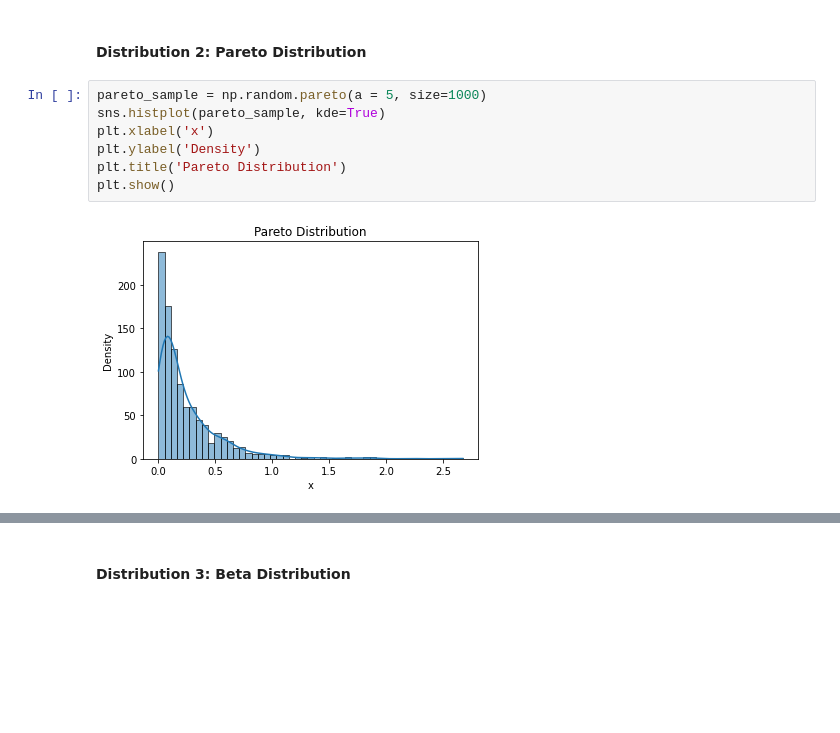
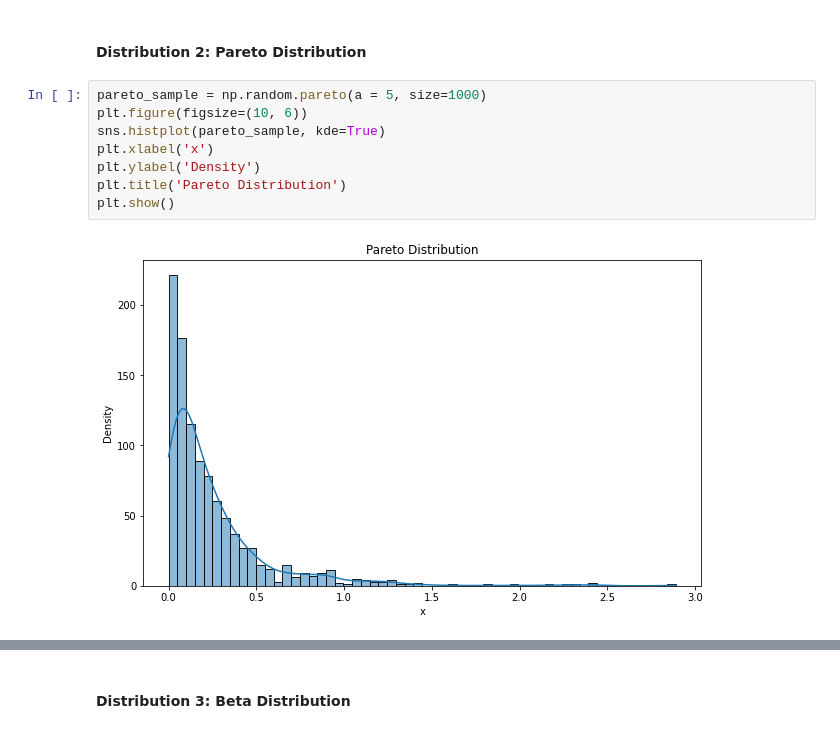
Before and after one commit to Hadi-loo/Introduction-to-Data-Science-Course, a Jupyter notebook: CA1. Tools for Statistical Analysis/statistical analysis.ipynb, the cells around one changed output, grey strips where cells are left out. Cells and saved outputs as stored; diff of their text form; blank space fills up the shorter version.

```diff
--- a/CA1. Tools for Statistical Analysis/statistical analysis.ipynb
+++ b/CA1. Tools for Statistical Analysis/statistical analysis.ipynb
@@ -356,13 +367,14 @@ exponential_distribution_mean_sampling(SAMPLING_RATE, SAMPLE_SIZE)
 #### Distribution 2: Pareto Distribution
 # %%
 pareto_sample = np.random.pareto(a = 5, size=1000)
+plt.figure(figsize=(10, 6))
 sns.histplot(pareto_sample, kde=True)
 plt.xlabel('x')
 plt.ylabel('Density')
 plt.title('Pareto Distribution')
 plt.show()
 # %% [output]
-[figure, old version]
+[figure, new version]
 # %%
 def pareto_distribution_mean_sampling(sampling_rate: int, sample_size: int):
     mean_samples = []
```
Also changed, not shown: parts of 14 cells of this notebook.
